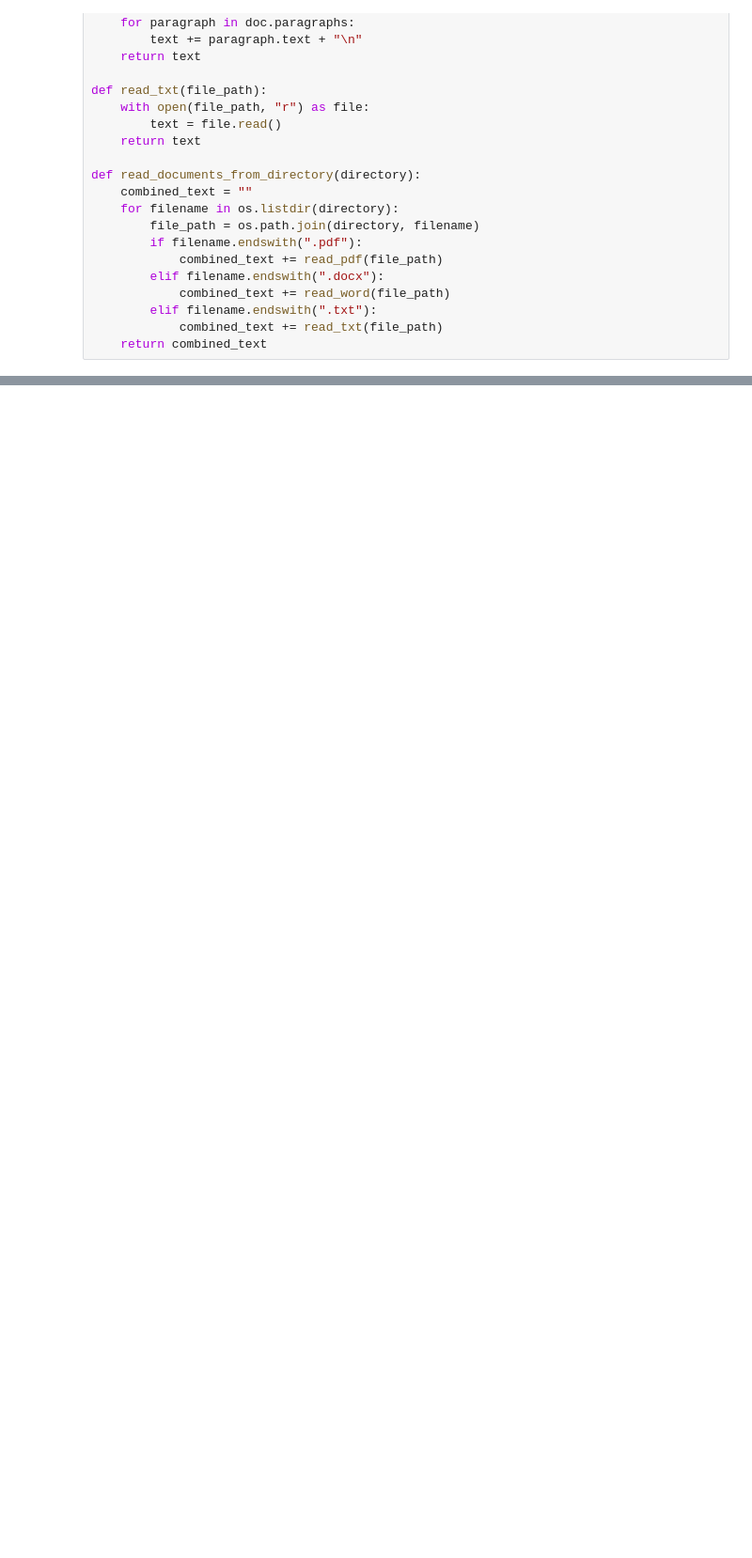
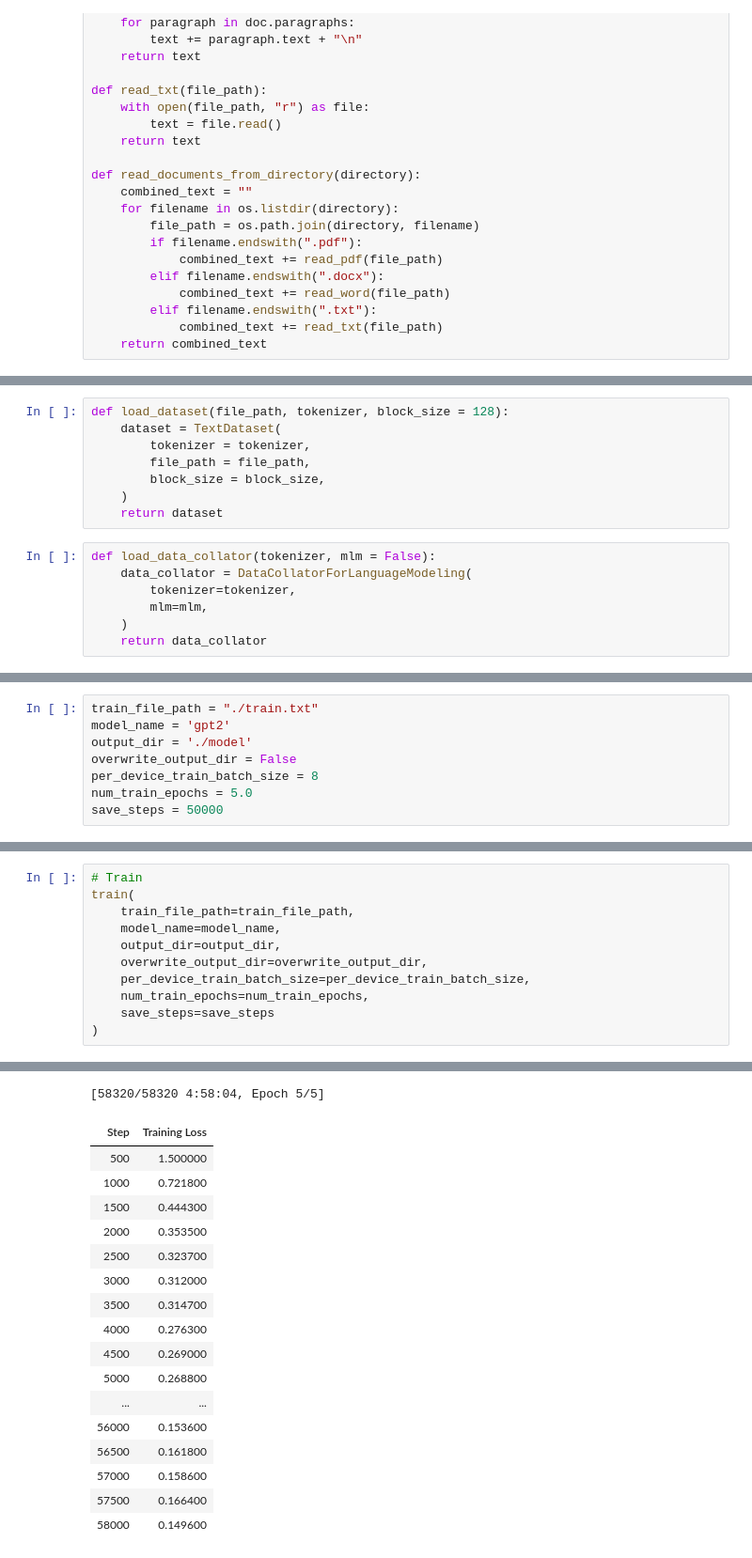
Before and after one commit to edg3/GPT-systems, a Jupyter notebook: 04.train-gpt-2/01.train-gpt2.ipynb, the cells around one changed output, grey strips where cells are left out. Shown at 94% size. Saved outputs shown, nothing was run; the diff lists cells and outputs as text; blank space fills up the shorter version.

Commit message:
training v1 - test 1 - hard fail

```diff
--- a/04.train-gpt-2/01.train-gpt2.ipynb
+++ b/04.train-gpt-2/01.train-gpt2.ipynb
@@ -88,0 +154,15 @@ process_folder(input_folder, output_folder)
+# %%
+def load_dataset(file_path, tokenizer, block_size = 128):
+    dataset = TextDataset(
+        tokenizer = tokenizer,
+        file_path = file_path,
+        block_size = block_size,
+    )
+    return dataset
+# %%
+def load_data_collator(tokenizer, mlm = False):
+    data_collator = DataCollatorForLanguageModeling(
+        tokenizer=tokenizer,
+        mlm=mlm,
+    )
+    return data_collator
@@ -88,0 +204,8 @@ process_folder(input_folder, output_folder)
+# %%
+train_file_path = "./train.txt"
+model_name = 'gpt2'
+output_dir = './model'
+overwrite_output_dir = False
+per_device_train_batch_size = 8
+num_train_epochs = 5.0
+save_steps = 50000
@@ -88,0 +228,12 @@ process_folder(input_folder, output_folder)
+# %%
+# Train
+train(
+    train_file_path=train_file_path,
+    model_name=model_name,
+    output_dir=output_dir,
+    overwrite_output_dir=overwrite_output_dir,
+    per_device_train_batch_size=per_device_train_batch_size,
+    num_train_epochs=num_train_epochs,
+    save_steps=save_steps
+)
+# %% [output]
@@ -88,0 +241,18 @@ process_folder(input_folder, output_folder)
+[58320/58320 4:58:04, Epoch 5/5]
+| Step | Training Loss |
+| 500 | 1.500000 |
+| 1000 | 0.721800 |
+| 1500 | 0.444300 |
+| 2000 | 0.353500 |
+| 2500 | 0.323700 |
+| 3000 | 0.312000 |
+| 3500 | 0.314700 |
+| 4000 | 0.276300 |
+| 4500 | 0.269000 |
+| 5000 | 0.268800 |
+| ... | ... |
+| 56000 | 0.153600 |
+| 56500 | 0.161800 |
+| 57000 | 0.158600 |
+| 57500 | 0.166400 |
+| 58000 | 0.149600 |
```
Also changed, not shown: parts of 52 cells of this notebook, 3 other files.
